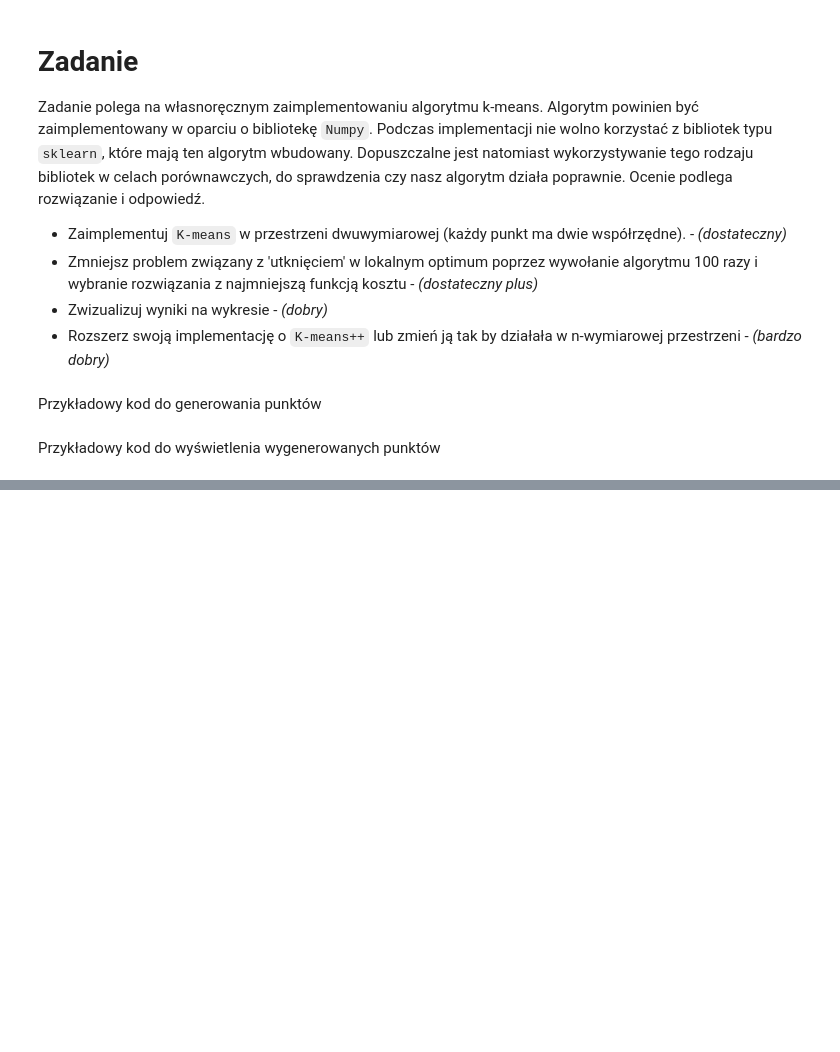
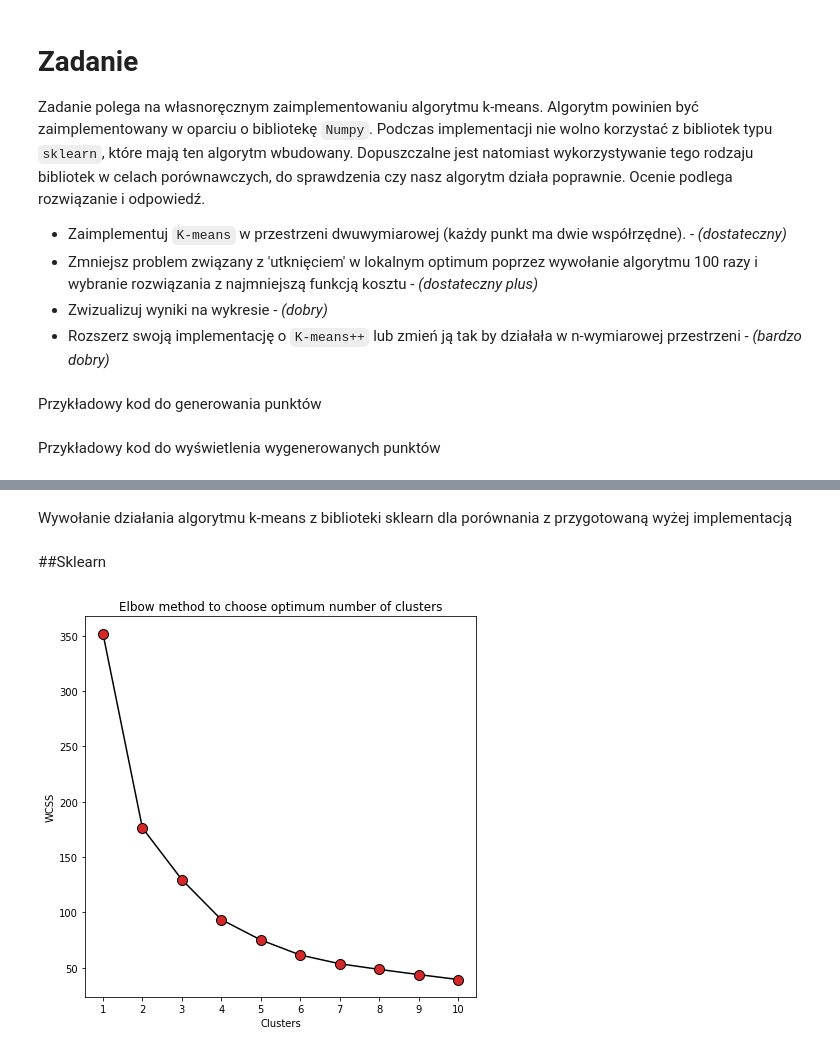
Before and after one commit to tdxa/Machine-learning-course, a Jupyter notebook: K_means.ipynb, the cells around one changed output, grey strips where cells are left out. Drawn from its saved outputs; the diff is of its cells as text; code cells hidden in the pictures; blank space fills up the shorter version.

```diff
--- a/K_means.ipynb
+++ b/K_means.ipynb
@@ -142,0 +207,28 @@ plt.show()
+# %% [markdown]
+Wywołanie działania algorytmu k-means z biblioteki sklearn dla porównania z przygotowaną wyżej implementacją
+# %% [markdown]
+##Sklearn
+# %%
+from sklearn.cluster import KMeans
+wcss = []
+for i in range(1, 11):
+    kmeans = KMeans(n_clusters = i, init = 'k-means++', random_state = 42)
+    kmeans.fit(DATA)
+    wcss.append(kmeans.inertia_)
+
+
+
+fig = plt.figure(figsize=(7, 7))
+plt.plot(K_array, wcss,
+         color='black',
+         marker='o',
+         markerfacecolor = 'tab:red',
+         markersize=10)
+
+plt.xticks(K_array)
+plt.xlabel('Clusters')
+plt.ylabel('WCSS')
+plt.title('Elbow method to choose optimum number of clusters')
+plt.show()
+# %% [output]
+[figure, added]
```
Also changed, not shown: parts of 36 cells of this notebook.
